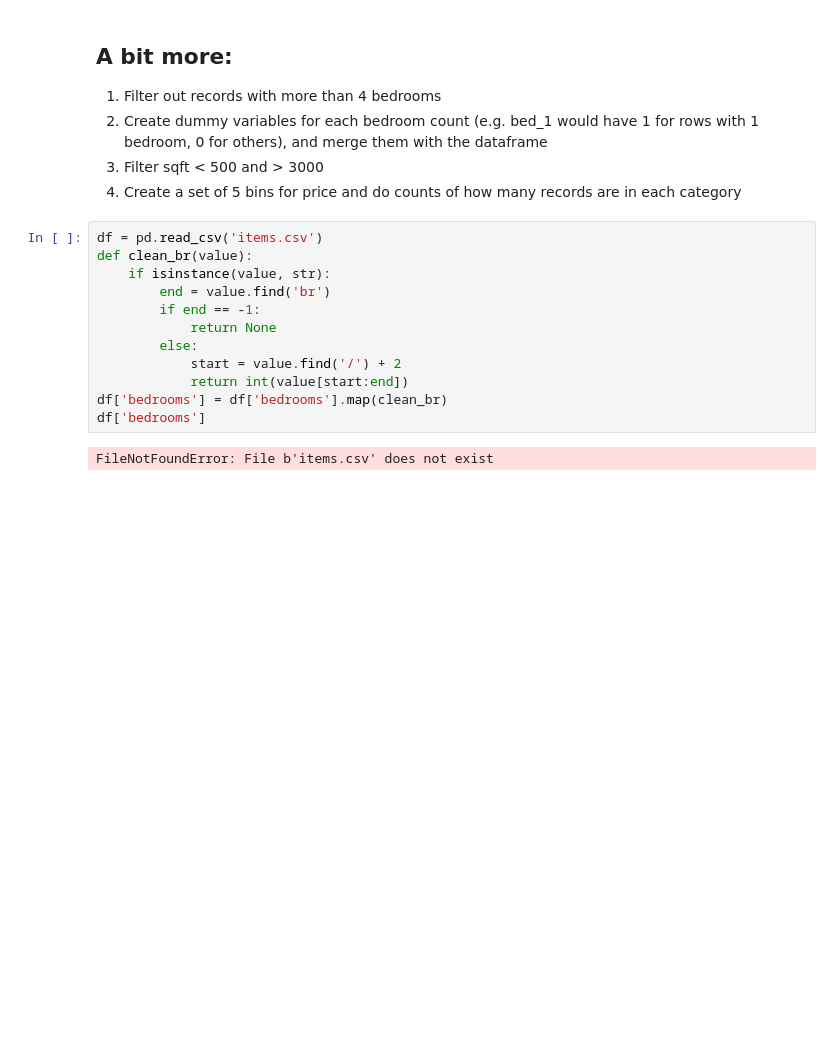
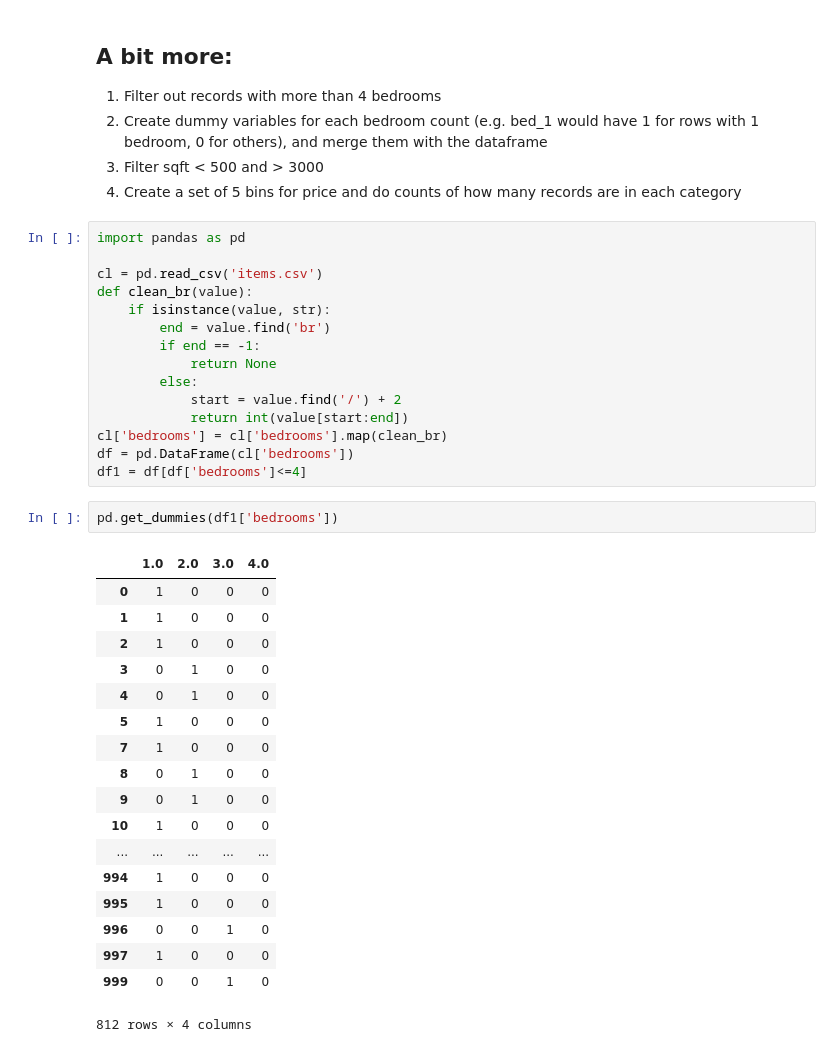
Before and after one commit to Chrisneny/ce599, a Jupyter notebook: 07-Data Wrangling/data-wrangling.ipynb, the cells around one changed output. Drawn from its saved outputs; the diff is of its cells as text; blank space fills up the shorter version.

```diff
--- a/07-Data Wrangling/data-wrangling.ipynb
+++ b/07-Data Wrangling/data-wrangling.ipynb
@@ -534,7 +534,9 @@ The related DataFrame.join method, uses merge internally for the index-on-index
 3. Filter sqft < 500 and > 3000
 4. Create a set of 5 bins for price and do counts of how many records are in each category
 # %%
-df = pd.read_csv('items.csv')
+import pandas as pd
+
+cl = pd.read_csv('items.csv')
 def clean_br(value):
     if isinstance(value, str):
         end = value.find('br')
@@ -543,7 +545,27 @@ def clean_br(value):
         else:
             start = value.find('/') + 2
             return int(value[start:end])
-df['bedrooms'] = df['bedrooms'].map(clean_br)
-df['bedrooms']
+cl['bedrooms'] = cl['bedrooms'].map(clean_br)
+df = pd.DataFrame(cl['bedrooms'])
+df1 = df[df['bedrooms']<=4]
-# %% [output]
-FileNotFoundError: File b'items.csv' does not exist
+# %%
+pd.get_dummies(df1['bedrooms'])
+# %% [output]
+|  | 1.0 | 2.0 | 3.0 | 4.0 |
+| 0 | 1 | 0 | 0 | 0 |
+| 1 | 1 | 0 | 0 | 0 |
+| 2 | 1 | 0 | 0 | 0 |
+| 3 | 0 | 1 | 0 | 0 |
+| 4 | 0 | 1 | 0 | 0 |
+| 5 | 1 | 0 | 0 | 0 |
+| 7 | 1 | 0 | 0 | 0 |
+| 8 | 0 | 1 | 0 | 0 |
+| 9 | 0 | 1 | 0 | 0 |
+| 10 | 1 | 0 | 0 | 0 |
+| ... | ... | ... | ... | ... |
+| 994 | 1 | 0 | 0 | 0 |
+| 995 | 1 | 0 | 0 | 0 |
+| 996 | 0 | 0 | 1 | 0 |
+| 997 | 1 | 0 | 0 | 0 |
+| 999 | 0 | 0 | 1 | 0 |
+812 rows × 4 columns
```
Also changed, not shown: parts of 2 cells of this notebook.
